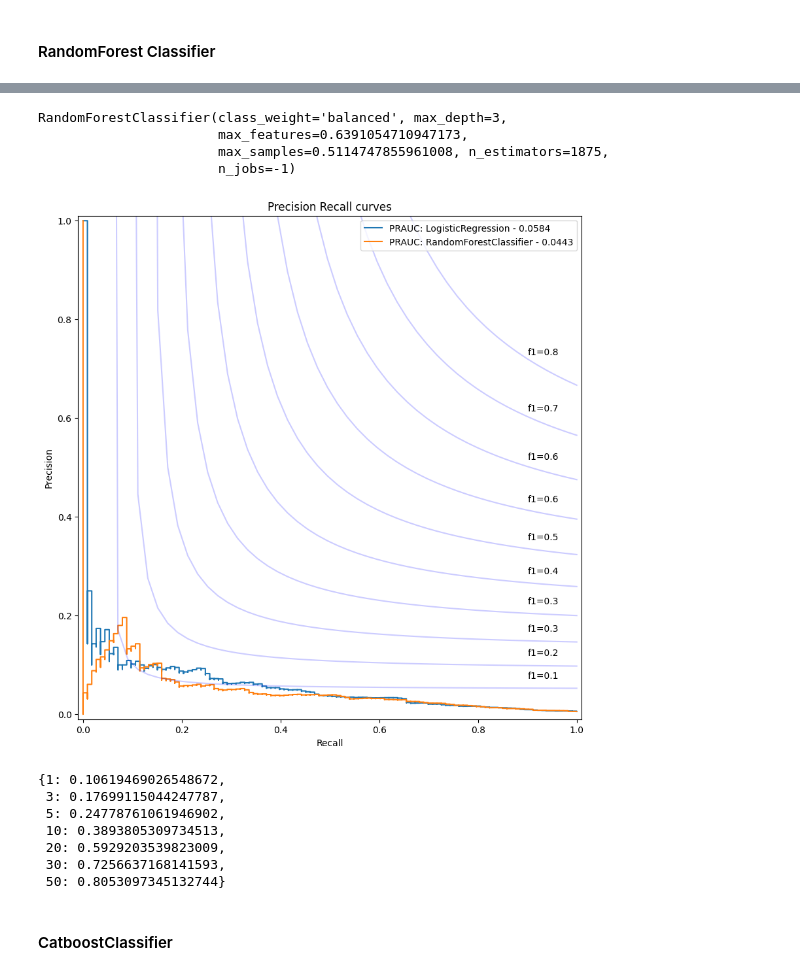
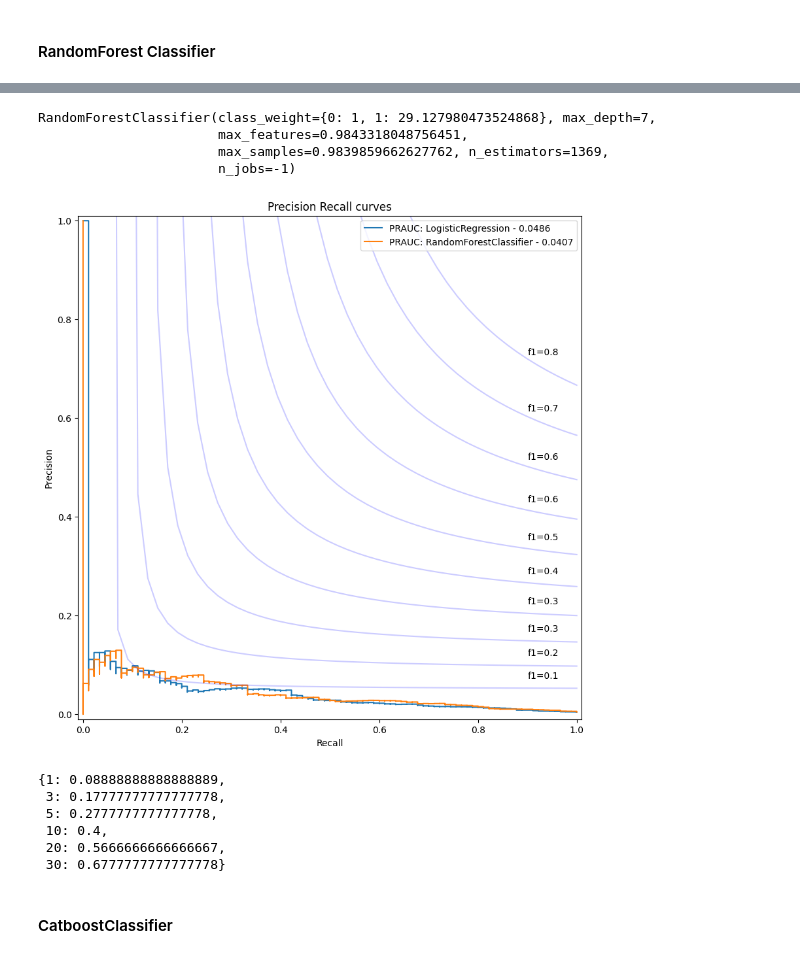
Before and after one commit to B0R0koko/pumps_and_dumps, a Jupyter notebook: train/classification/train_17_08.ipynb, the cells around one changed output, grey strips where cells are left out. Cells and saved outputs as stored; diff of their text form; code cells hidden in the pictures.

```diff
--- a/train/classification/train_17_08.ipynb
+++ b/train/classification/train_17_08.ipynb
@@ -401,7 +414,7 @@ df_filtered_returns: pd.DataFrame = pd.DataFrame()
 
 i = 0
 
-for pump_id, df_pump in tqdm(df_returns.groupby("pump_hash")):
+for pump_id, df_pump in tqdm(df_returns.groupby("pump_hash", sort=False)):
     if df_pump[df_pump["is_pumped"]]["asset_return_rank"].iloc[0] <= 10:
         df_pump["pump_id"] = i
         df_filtered_returns = pd.concat([df_filtered_returns, df_pump])
@@ -432,5 +477,5 @@ pd.DataFrame({"sample": ["train", "test"], "num_pumps": pumps})
 # %%
 # on average the size of crosssection
-mean_crosssection_size: float = df_scaled.groupby("pump_hash")["ticker"].count().mean()
+mean_crosssection_size: float = df_filtered_returns.groupby("pump_hash")["ticker"].count().mean()
 mean_crosssection_size
 # %% [output]
@@ -448,7 +514,7 @@ model_lr = LogisticRegression(
 
 model_lr.fit(df_train[reg_cols], df_train["is_pumped"])
 
-probas_pred_lr = model_lr.predict_proba(df_test[reg_cols])[:, 1]
+probas_pred_lr_val = model_lr.predict_proba(df_val[reg_cols])[:, 1]
 # %% [markdown]
 <h4>Plot Precision Recall Curve and compute PRAUC on validation sample</h4>
 # %%
@@ -753,35 +820,38 @@ study_rf.optimize(
-# %%
-model_rf = RandomForestClassifier(
-    criterion="gini",
-    class_weight="balanced",
-    n_jobs=-1, **study_rf.best_params  # use all 24 cpu cores
-)
-
-model_rf.fit(df_train[reg_cols], df_train["is_pumped"])
-# %% [output]
-RandomForestClassifier(class_weight='balanced', max_depth=3,
-                       max_features=0.6391054710947173,
-                       max_samples=0.5114747855961008, n_estimators=1875,
-                       n_jobs=-1)
+# %%
+class_weight = study_rf.best_params["class_weight"]
+
+rf_params = {
+    **study_rf.best_params,
+    "criterion": "gini",
+    "n_jobs": -1,
+    "class_weight": {0: 1, 1: class_weight}
+}
+
+model_rf = RandomForestClassifier(**rf_params)
+model_rf.fit(df_train[reg_cols], df_train["is_pumped"])
+# %% [output]
+RandomForestClassifier(class_weight={0: 1, 1: 29.127980473524868}, max_depth=7,
+                       max_features=0.9843318048756451,
+                       max_samples=0.9839859662627762, n_estimators=1369,
+                       n_jobs=-1)
 # %%
-probas_pred_rf = model_rf.predict_proba(df_test[reg_cols])[:, 1]
+probas_pred_rf_val = model_rf.predict_proba(df_val[reg_cols])[:, 1]
 
 ax = plot_precision_recall(
-    df=df_test, model_probas={"LogisticRegression": probas_pred_lr, "RandomForestClassifier": probas_pred_rf}
+    df=df_val, model_probas={"LogisticRegression": probas_pred_lr_val, "RandomForestClassifier": probas_pred_rf_val}
 )
 
 plt.show()
 # %% [output]
-[figure, old version]
+[figure, new version]
 # %%
-calculate_topk(df_test=df_test, probas_pred=probas_pred_rf, topk_bins=topk_bins)
+calculate_topk(df_test=df_val, probas_pred=probas_pred_rf_val, topk_bins=topk_bins)
 # %% [output]
-{1: 0.10619469026548672,
- 3: 0.17699115044247787,
- 5: 0.24778761061946902,
- 10: 0.3893805309734513,
- 20: 0.5929203539823009,
- 30: 0.7256637168141593,
- 50: 0.8053097345132744}
+{1: 0.08888888888888889,
+ 3: 0.17777777777777778,
+ 5: 0.2777777777777778,
+ 10: 0.4,
+ 20: 0.5666666666666667,
+ 30: 0.6777777777777778}
 # %% [markdown]
 <h4>CatboostClassifier</h4>
```
Also changed, not shown: parts of 109 cells of this notebook, 13 other files.
